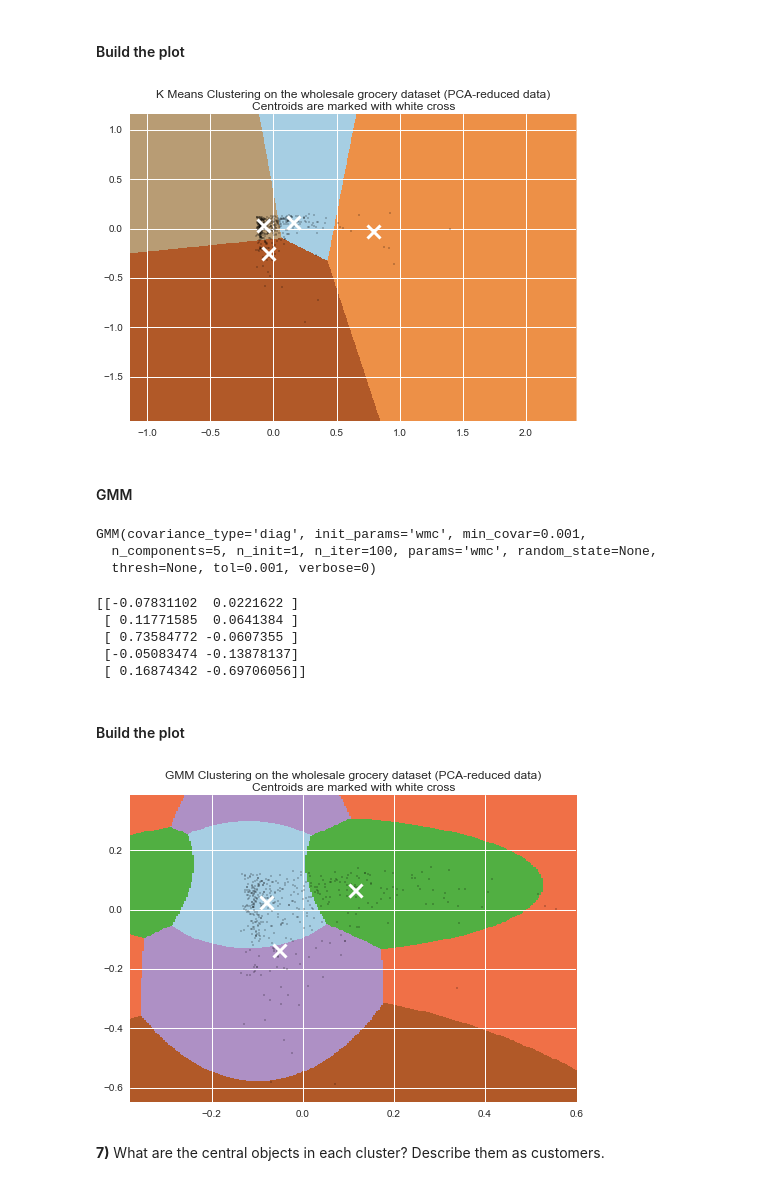
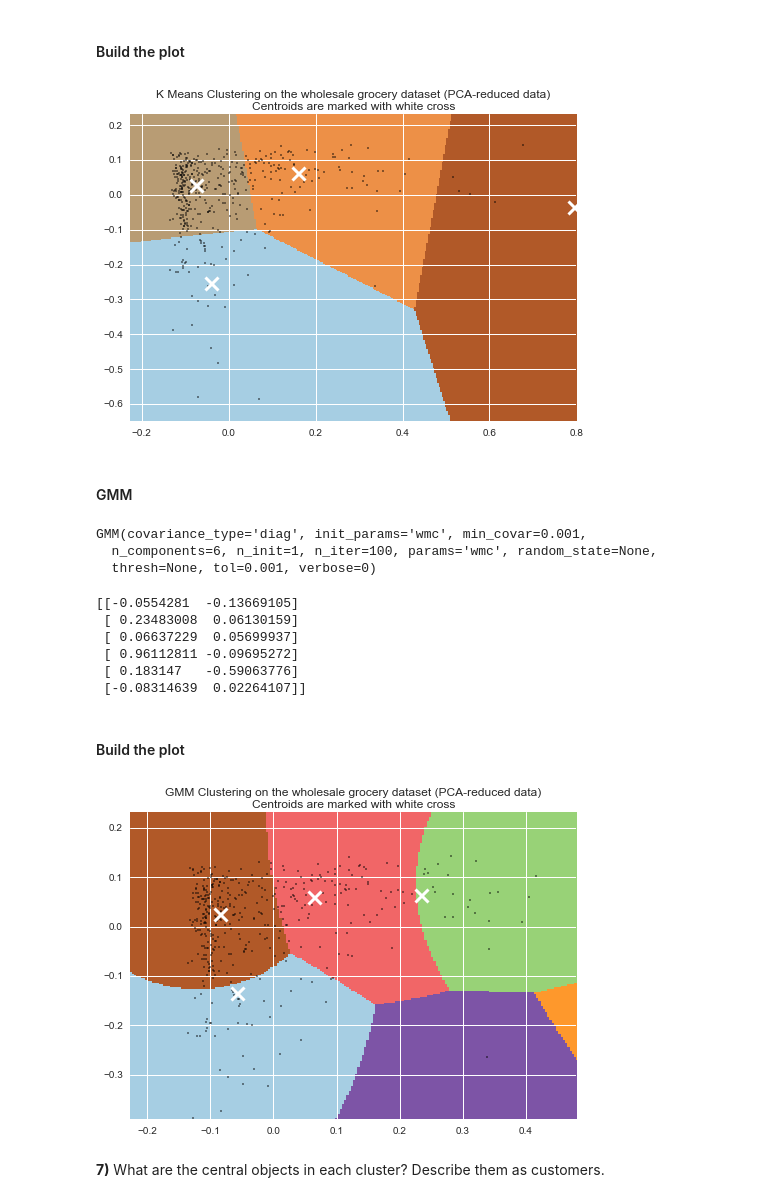
Before and after one commit to kcbighuge/p3-customer-segments, a Jupyter notebook: extras/customer_segments_editing.ipynb, the cells around one changed output. Cells and saved outputs as stored; diff of their text form; code cells hidden in the pictures.

```diff
--- a/extras/customer_segments_editing.ipynb
+++ b/extras/customer_segments_editing.ipynb
@@ -430,25 +460,25 @@ plt.imshow(Z, interpolation='nearest',
            cmap=plt.cm.Paired,
            aspect='auto', origin='lower')
 
-plt.plot(reduced_data[:, 0], reduced_data[:, 1], 'k.', markersize=2)
+plt.plot(reduced_data[:, 0], reduced_data[:, 1], 'k.', markersize=3)
 plt.scatter(centroids[:, 0], centroids[:, 1],
             marker='x', s=169, linewidths=3,
             color='w', zorder=10)
 plt.title('K Means Clustering on the wholesale grocery dataset (PCA-reduced data)\n'
           'Centroids are marked with white cross')
-plt.xlim(x_min, x_max)
-plt.ylim(y_min, y_max)
+plt.xlim(x_min/5, x_max/3)
+plt.ylim(y_min/3, y_max/5)
 #plt.xticks(())
 #plt.yticks(())
 plt.show()
 # %% [output]
-[figure, old version]
+[figure, new version]
 # %% [markdown]
 #### GMM
 # %%
 # TODO: Implement your clustering algorithm here, and fit it to the reduced data for visualization
 # The visualizer below assumes your clustering object is named 'clusters'
-est = GMM(n_components=5, covariance_type='diag', random_state=None, thresh=None, tol=0.001, \
+est = GMM(n_components=6, covariance_type='diag', random_state=None, thresh=None, tol=0.001, \
           min_covar=0.001, n_iter=100, n_init=1, params='wmc', init_params='wmc', verbose=0)
 
 clusters = est.fit(reduced_data)
@@ -456,7 +486,7 @@ clusters = est.fit(reduced_data)
 print clusters
 # %% [output]
 GMM(covariance_type='diag', init_params='wmc', min_covar=0.001,
-  n_components=5, n_init=1, n_iter=100, params='wmc', random_state=None,
+  n_components=6, n_init=1, n_iter=100, params='wmc', random_state=None,
   thresh=None, tol=0.001, verbose=0)
 # %%
 # TODO: Find the centroids for KMeans or the cluster means for GMM
@@ -464,11 +494,12 @@ GMM(covariance_type='diag', init_params='wmc', min_covar=0.001,
 centroids = clusters.means_
 print centroids
 # %% [output]
-[[-0.07831102  0.0221622 ]
- [ 0.11771585  0.0641384 ]
- [ 0.73584772 -0.0607355 ]
- [-0.05083474 -0.13878137]
- [ 0.16874342 -0.69706056]]
+[[-0.0554281  -0.13669105]
+ [ 0.23483008  0.06130159]
+ [ 0.06637229  0.05699937]
+ [ 0.96112811 -0.09695272]
+ [ 0.183147   -0.59063776]
+ [-0.08314639  0.02264107]]
 # %% [markdown]
 #### Build the plot
 # %%
@@ -484,26 +515,26 @@ Z = clusters.predict(np.c_[xx.ravel(), yy.ravel()])
 # %%
 # Put the result into a color plot
 Z = Z.reshape(xx.shape)
 plt.figure(1)
 plt.clf()
 plt.imshow(Z, interpolation='nearest',
            extent=(xx.min(), xx.max(), yy.min(), yy.max()),
            cmap=plt.cm.Paired,
            aspect='auto', origin='lower')
 
-plt.plot(reduced_data[:, 0], reduced_data[:, 1], 'k.', markersize=2)
+plt.plot(reduced_data[:, 0], reduced_data[:, 1], 'k.', markersize=3)
 plt.scatter(centroids[:, 0], centroids[:, 1],
             marker='x', s=169, linewidths=3,
             color='w', zorder=10)
 plt.title('GMM Clustering on the wholesale grocery dataset (PCA-reduced data)\n'
           'Centroids are marked with white cross')
-plt.xlim(x_min/3, x_max/4)
-plt.ylim(y_min/3, y_max/3)
+plt.xlim(x_min/5, x_max/5)
+plt.ylim(y_min/5, y_max/5)
 #plt.xticks(())
 #plt.yticks(())
 plt.show()
 # %% [output]
-[figure, old version]
+[figure, new version]
 # %% [markdown]
 **7)** What are the central objects in each cluster? Describe them as customers.
 # %% [markdown]
```
Also changed, not shown: parts of 8 cells of this notebook, 1 other file.
